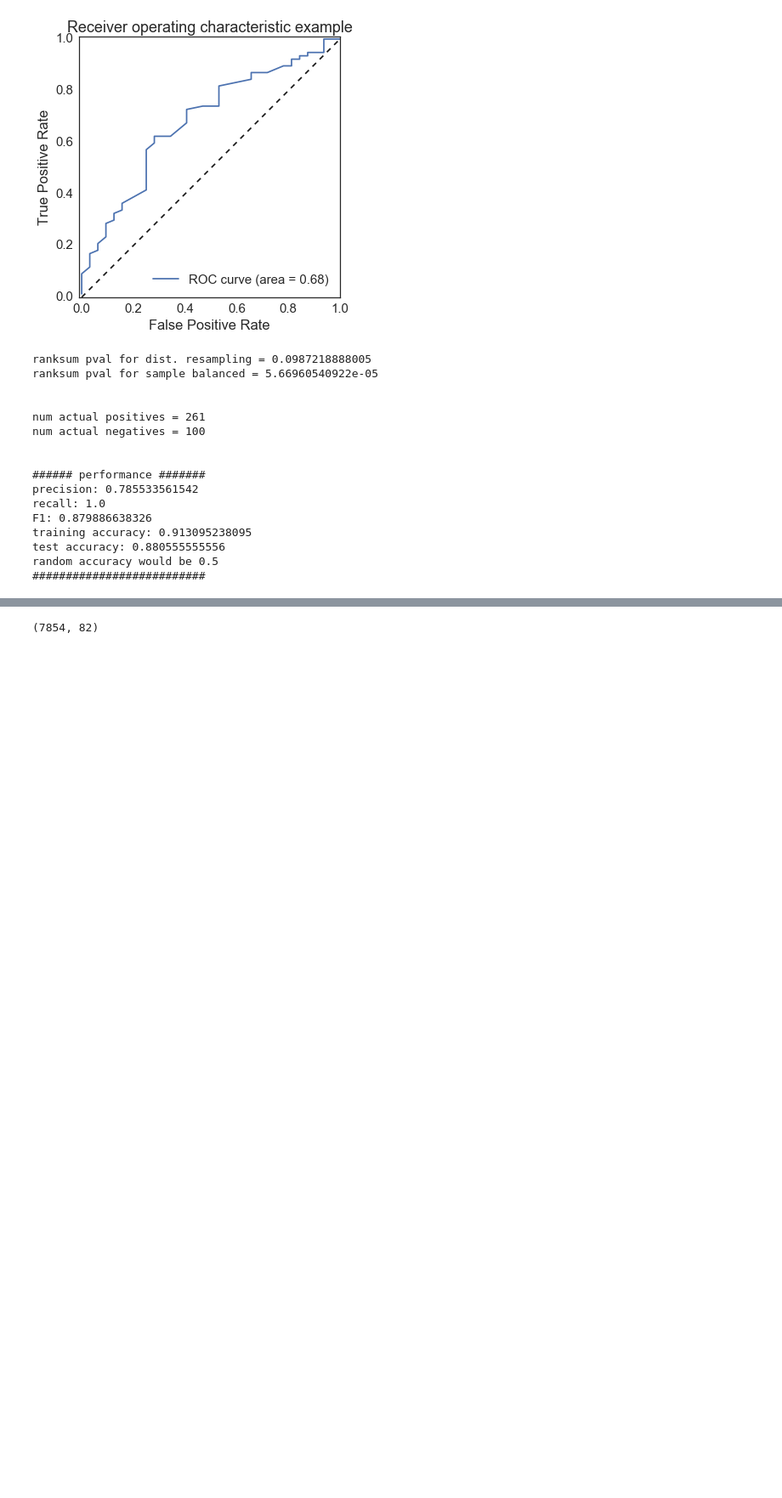
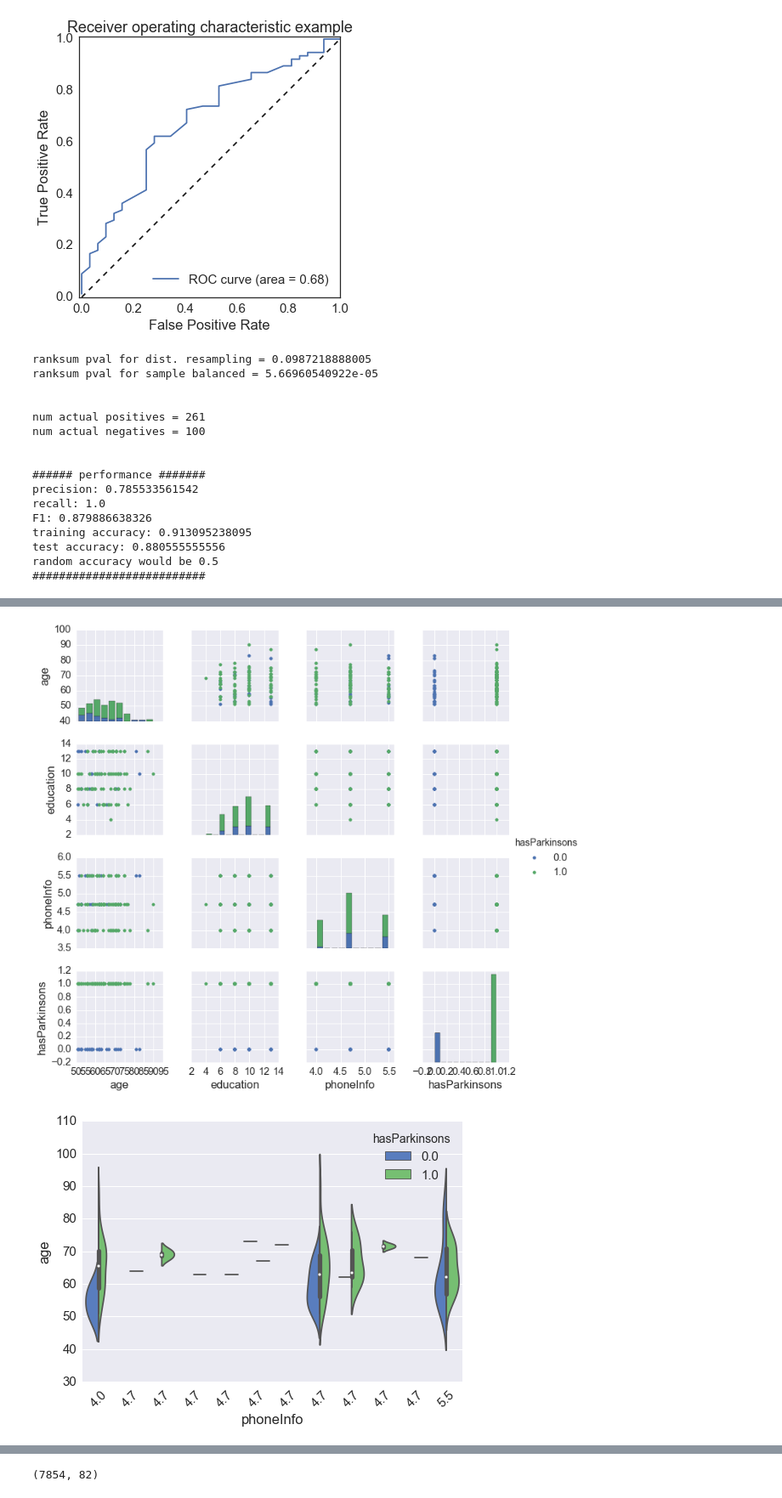
Before and after one commit to mattoby/mpower_memory, a Jupyter notebook: Memory_troubleshooting_ML.ipynb, the cells around one changed output, grey strips where cells are left out. Shown: that part at 85% size. Drawn from its saved outputs; the diff is of its cells as text; code cells hidden in the pictures; blank space fills up the shorter version.

```diff
--- a/Memory_troubleshooting_ML.ipynb
+++ b/Memory_troubleshooting_ML.ipynb
@@ -992,0 +931,25 @@ random accuracy would be 0.721448467967
+# %%
+# visualize the feature distributions:
+dftest = pd.DataFrame()
+for i, name in enumerate(X_names):
+    dftest[name] = X_test[:,i]
+
+dftest['hasParkinsons'] = y_test
+features_df = dftest
+
+g = sns.PairGrid(features_df, hue="hasParkinsons")
+g = g.map_offdiag(plt.scatter)
+g = g.map_diag(plt.hist)
+g = g.add_legend()
+
+yvar = 'hasParkinsons'
+catvars = ['phoneInfo']
+freqvars = ['age', 'education']
+for freqvar in freqvars:
+    for catvar in catvars:
+        plt.figure()
+        ax1 = sns.violinplot(x=catvar, y=freqvar, hue=yvar, data=features_df, palette="muted", split=True)
+        plt.xticks(rotation=45)
+# %% [output]
+[figure, added]
+[figure, added]
```
Also changed, not shown: parts of 15 cells of this notebook, 3 other files.
